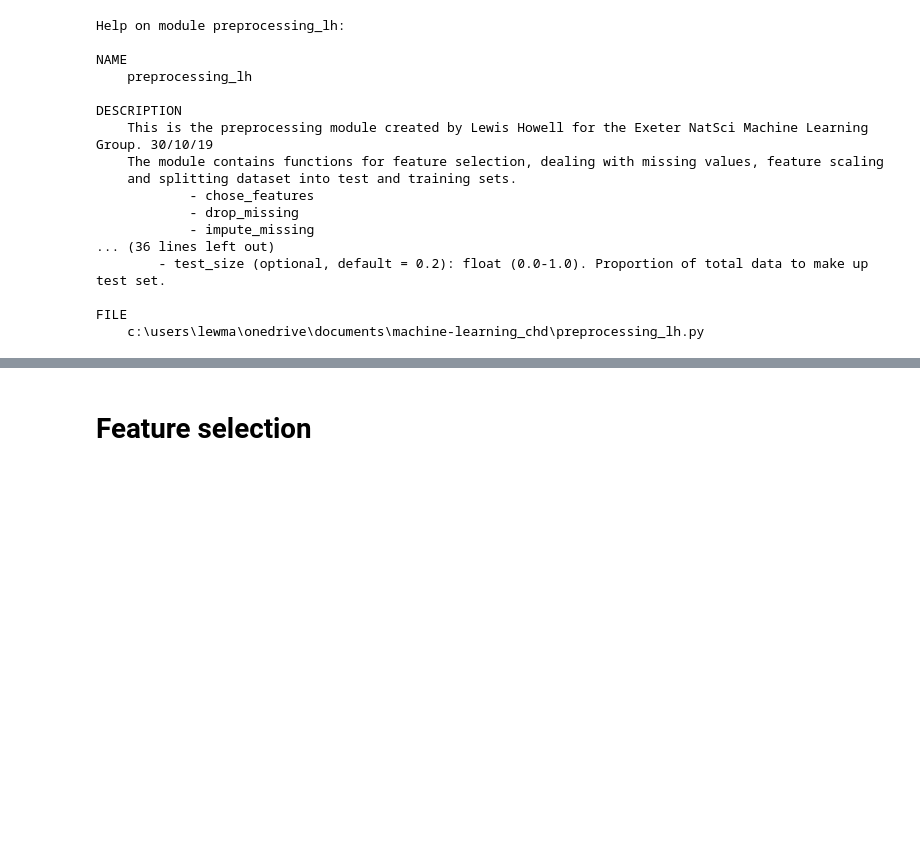
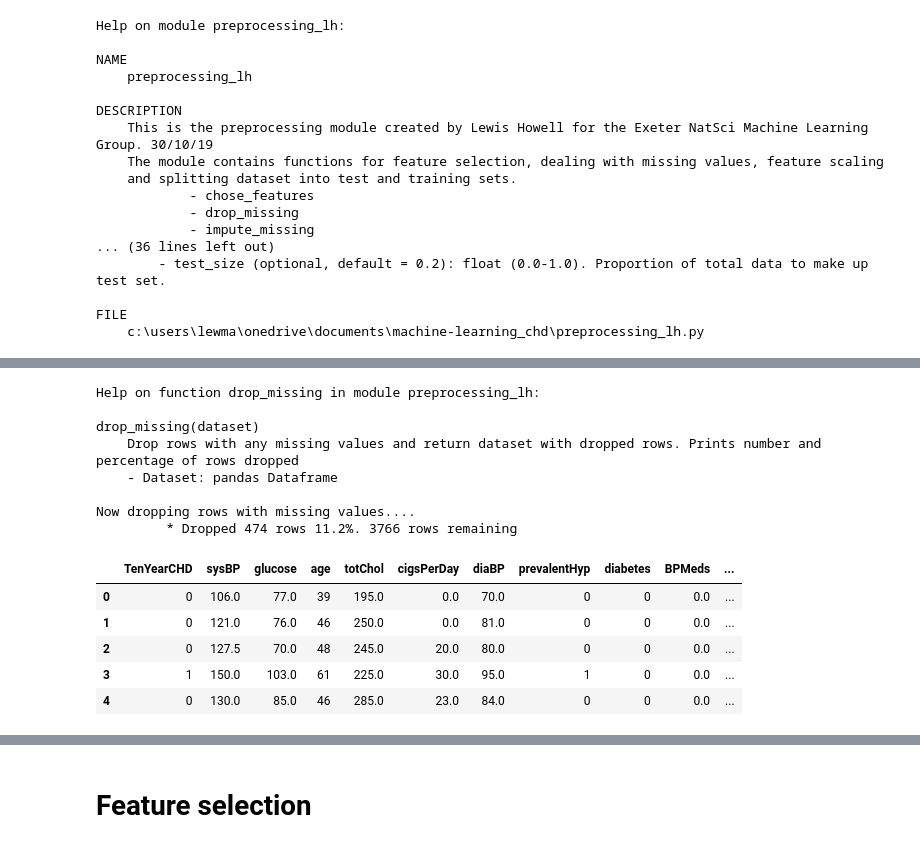
Before and after one commit to ljhowell/machine-learning_CHD, a Jupyter notebook: Pre-processing.ipynb, the cells around one changed output, grey strips where cells are left out. Cells and saved outputs as stored; diff of their text form; code cells hidden in the pictures; blank space fills up the shorter version.

```diff
--- a/Pre-processing.ipynb
+++ b/Pre-processing.ipynb
@@ -110,0 +146,22 @@ Now selecting chosen features....
+# %%
+#2. Dealing with missing values: Dropping
+
+help(prep.drop_missing)
+
+d3 = prep.drop_missing(d2)
+d3.head()
+# %% [output]
+Help on function drop_missing in module preprocessing_lh:
+
+drop_missing(dataset)
+    Drop rows with any missing values and return dataset with dropped rows. Prints number and percentage of rows dropped
+    - Dataset: pandas Dataframe
+
+Now dropping rows with missing values....
+         * Dropped 474 rows 11.2%. 3766 rows remaining
+|  | TenYearCHD | sysBP | glucose | age | totChol | cigsPerDay | diaBP | prevalentHyp | diabetes | BPMeds | ... |
+| 0 | 0 | 106.0 | 77.0 | 39 | 195.0 | 0.0 | 70.0 | 0 | 0 | 0.0 | ... |
+| 1 | 0 | 121.0 | 76.0 | 46 | 250.0 | 0.0 | 81.0 | 0 | 0 | 0.0 | ... |
+| 2 | 0 | 127.5 | 70.0 | 48 | 245.0 | 20.0 | 80.0 | 0 | 0 | 0.0 | ... |
+| 3 | 1 | 150.0 | 103.0 | 61 | 225.0 | 30.0 | 95.0 | 1 | 0 | 0.0 | ... |
+| 4 | 0 | 130.0 | 85.0 | 46 | 285.0 | 23.0 | 84.0 | 0 | 0 | 0.0 | ... |
```
Also changed, not shown: parts of 13 cells of this notebook, 1 other file.
